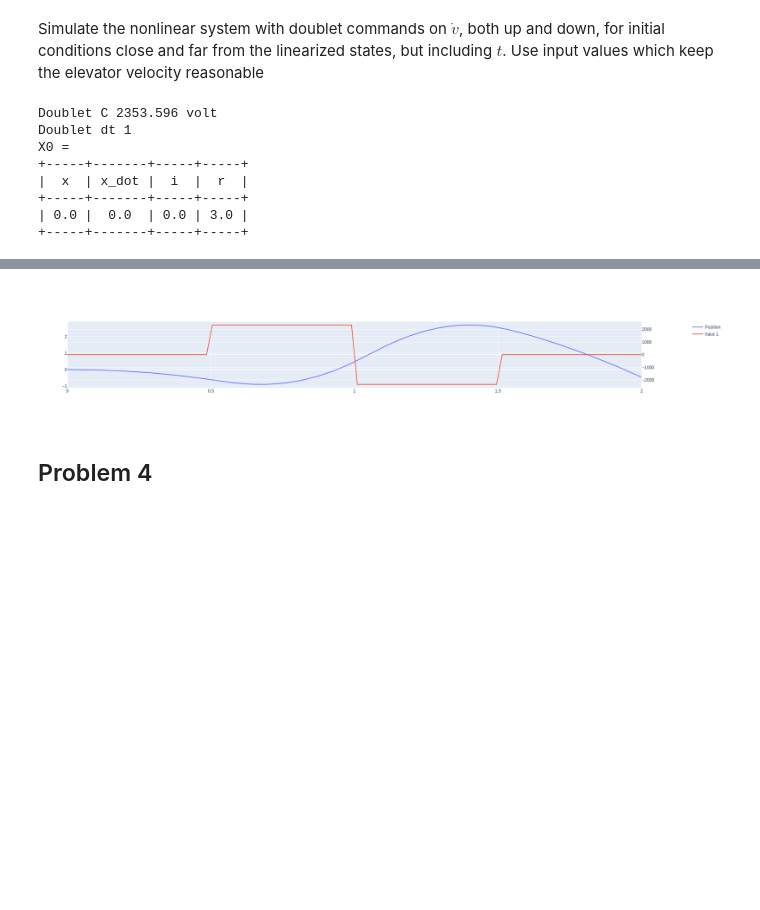
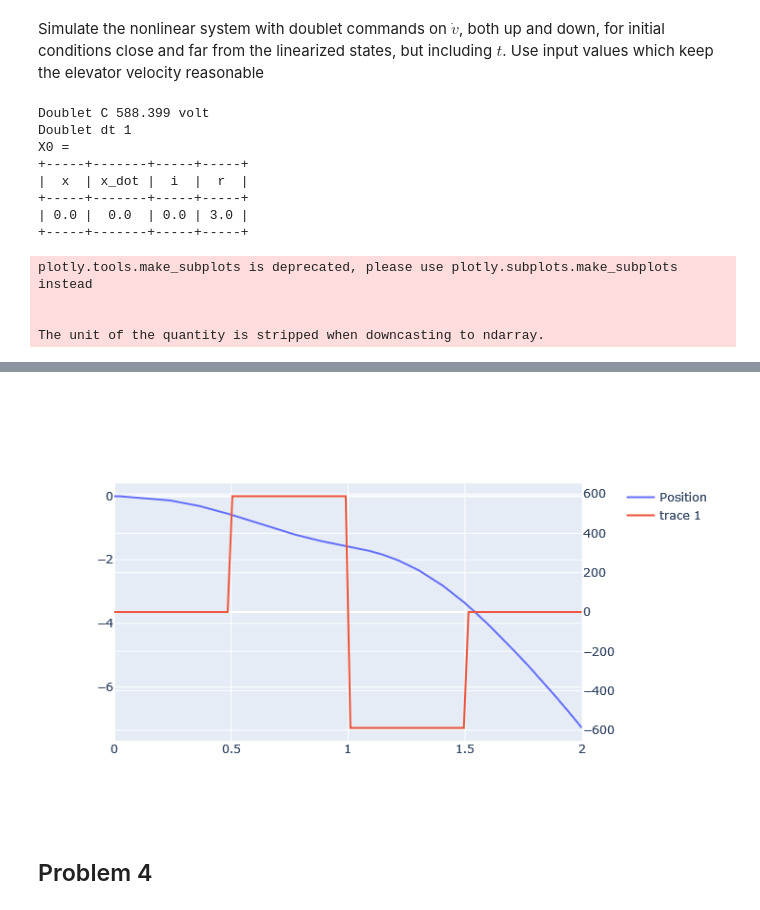
Before and after one commit to mschrader15/AEM591-Projects, a Jupyter notebook: project-1/Project_1.ipynb, the cells around one changed output, grey strips where cells are left out. Cells and saved outputs as stored; diff of their text form; code cells hidden in the pictures; blank space fills up the shorter version.

```diff
--- a/project-1/Project_1.ipynb
+++ b/project-1/Project_1.ipynb
@@ -71,7 +70,7 @@ class Elevator:
         return ((self.delta_c * x / math.pi + self.r_0 ** 2) ** (1/2)).to('meter')
 
     def R_t(self, t: float) -> pint.unit:
-        return (self.R_0 + self.delta_r * (1 - math.exp(-t * ureg.second / (self.t_r)))).to('ohm')
+        return (self.R_0 + self.delta_r * (1 - math.exp((-1 * t * ureg.second) / self.t_r))).to('ohm')
 # %% [markdown]
 ### Given Equations
 # %% [markdown]
@@ -161,7 +152,7 @@ class LinearElevator(NonLinearElevator):
 #         self.x = x * ureg.meter
 
     def R_t(self, *args, **kwargs) -> pint.unit:
-        return 10 * ureg.ohm
+        return self.R_0 + self.delta_r
 
     """ Doing the linearized points as @property is not computationaly
         efficient but makes the code most readable for me """
@@ -196,7 +187,10 @@ class LinearElevator(NonLinearElevator):
                 0,
                 0, # (self.I_m * self.delta_c * x_t[1]) / (math.pi * self.m * r_t **4 + x_t[2] * math.pi * r_t ** 2) commented out because x_bar = 0
                 ((self.K * self.r_bar) / (self.m * self.r_bar**2 - self.I_m)).to('m/s^2/A').magnitude,
-                ((2 * self.I_m * math.pi * self.r_bar ** 4 * (self.g * self.m - self.W)) / (math.pi * self.r_bar ** 3 * (self.m * self.r_bar**2 - self.I_m) ** 2)).to('m/s^2/m').magnitude
+#                 ((2 * self.I_m * math.pi * self.r_bar ** 4 * (self.g * self.m - self.W)) / (math.pi * self.r_bar ** 3 * (self.m * self.r_bar**2 - self.I_m) ** 2)).to('m/s^2/m').magnitude
+                (((- 1 * self.g * self.m) + self.W) / (self.m*self.r_bar - self.I_m / self.r_bar) - \
+                (self.m + self.I_m / self.r_bar ** 2) * (-1 * self.g * self.m * self.r_bar + self.i_bar * self.K + self.r_bar * self.W) / \
+                ((self.m * self.r_bar - self.I_m / self.r_bar) ** 2)).to('m/s^2/m').magnitude
             ]
         )
 
@@ -204,8 +198,8 @@ class LinearElevator(NonLinearElevator):
         return np.array(
             [
                 0,
-                ((-1 * self.K) / (self.L * self.r_bar)).to('A/m').magnitude,
-                (-1 * self.R_t() / self.L).to('1/s').magnitude,
+                -1 * ((self.K) / (self.L * self.r_bar)).to('A/m').magnitude,
+                -1 * (self.R_t() / self.L).to('1/s').magnitude,
                 0 # because x_bar = 0
             ]
         )
@@ -334,7 +324,8 @@ np.linalg.matrix_rank(elevator.A)
 Simulate the nonlinear system with doublet commands on $\dot{v}$, both up and down, for initial conditions close and far from the linearized states, but including $t$. Use input values which keep the elevator velocity reasonable
 # %%
 x = 0
-doublet_magnitude = LinearElevator(x).v_bar * 4
+# Find what v_bar is for the linearized elevator at given x
+doublet_magnitude = LinearElevator(x).v_bar
 doublet_dt = 1
 t = np.linspace(0, 2, 100)
 
@@ -349,7 +340,7 @@ print("Doublet dt", doublet_dt)
 print("X0 = ")
 pretty_print(x0, headers=['x', 'x_dot', 'i', 'r'])
 # %% [output]
-Doublet C 2353.596 volt
+Doublet C 588.399 volt
 Doublet dt 1
 X0 =
 +-----+-------+-----+-----+
@@ -358,12 +349,16 @@ X0 =
 | 0.0 |  0.0  | 0.0 | 3.0 |
 +-----+-------+-----+-----+
 # %%
-# s = solve_ivp(elevator.f(), y0=x0, t_span=(0, 20),)
-s = odeint(elevator.f(), y0=x0, t=t, tfirst=True)
+s = solve_ivp(elevator.f(), y0=x0, t_span=(t[0], t[-1]),)
+# s = odeint(elevator.f(), y0=x0, t=t, tfirst=True)
 # %%
 fig = make_subplots(specs=[[{"secondary_y": True}]])
 # len(s)
-fig.add_trace(go.Scatter(x=t, y=[y[0] for y in s], name="Position"))
+fig.add_trace(go.Scatter(x=s.t, y=s.y[0], name="Position"))
 fig.add_trace(go.Scatter(x=t, y=[elevator.doublet(_t) for _t in t]), secondary_y=True)
 # isinstance(elevator.doublet_c, ureg.Quantity)
 # %% [output]
+plotly.tools.make_subplots is deprecated, please use plotly.subplots.make_subplots instead
+
+
+The unit of the quantity is stripped when downcasting to ndarray.
@@ -370,4 +366,4 @@ fig.add_trace(go.Scatter(x=t, y=[elevator.doublet(_t) for _t in t]), secondary_y
-[figure, old version]
+[figure, new version]
 # %% [markdown]
 ## Problem 4
 # %% [markdown]
```
Also changed, not shown: parts of 15 cells of this notebook.
